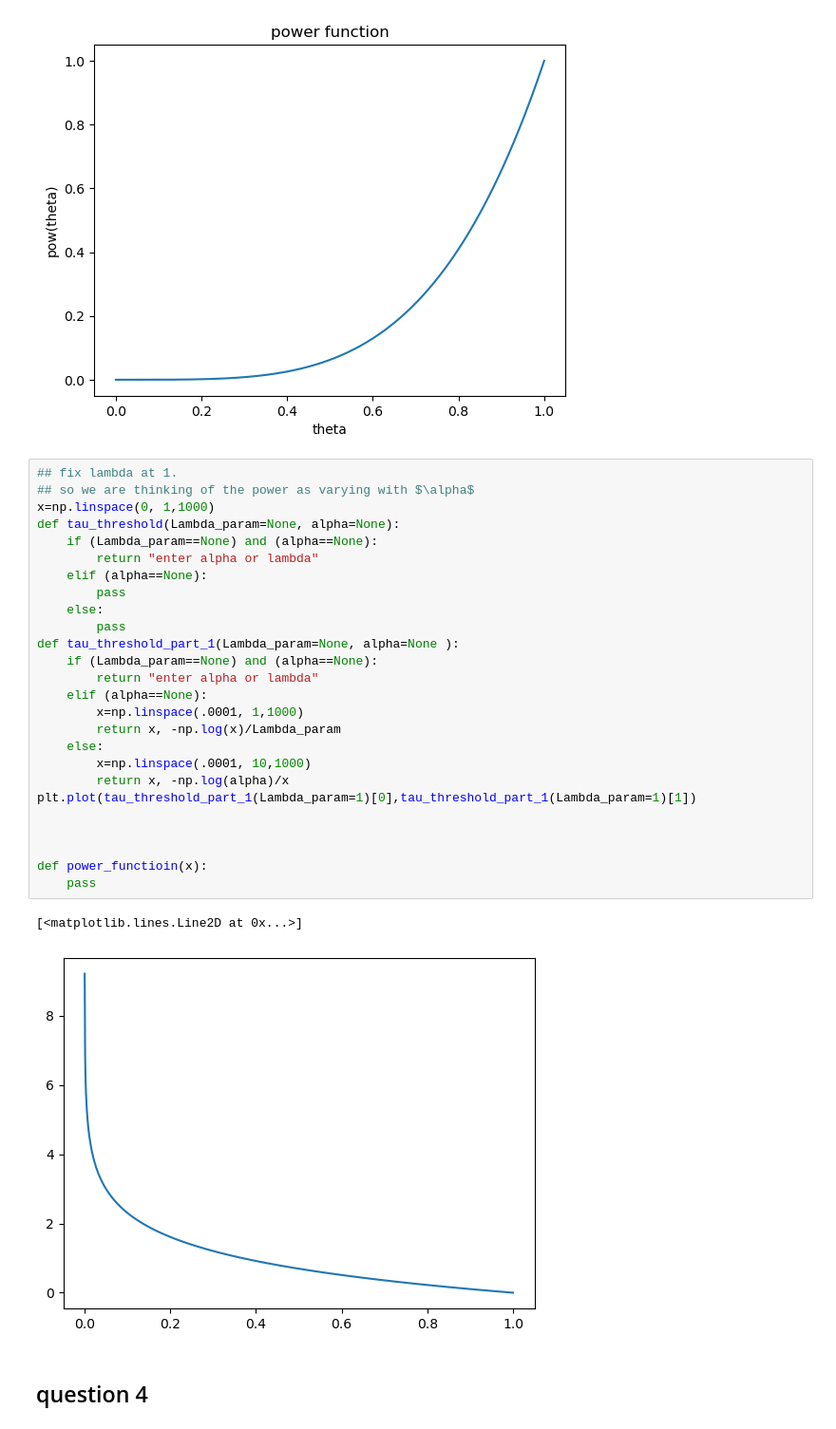
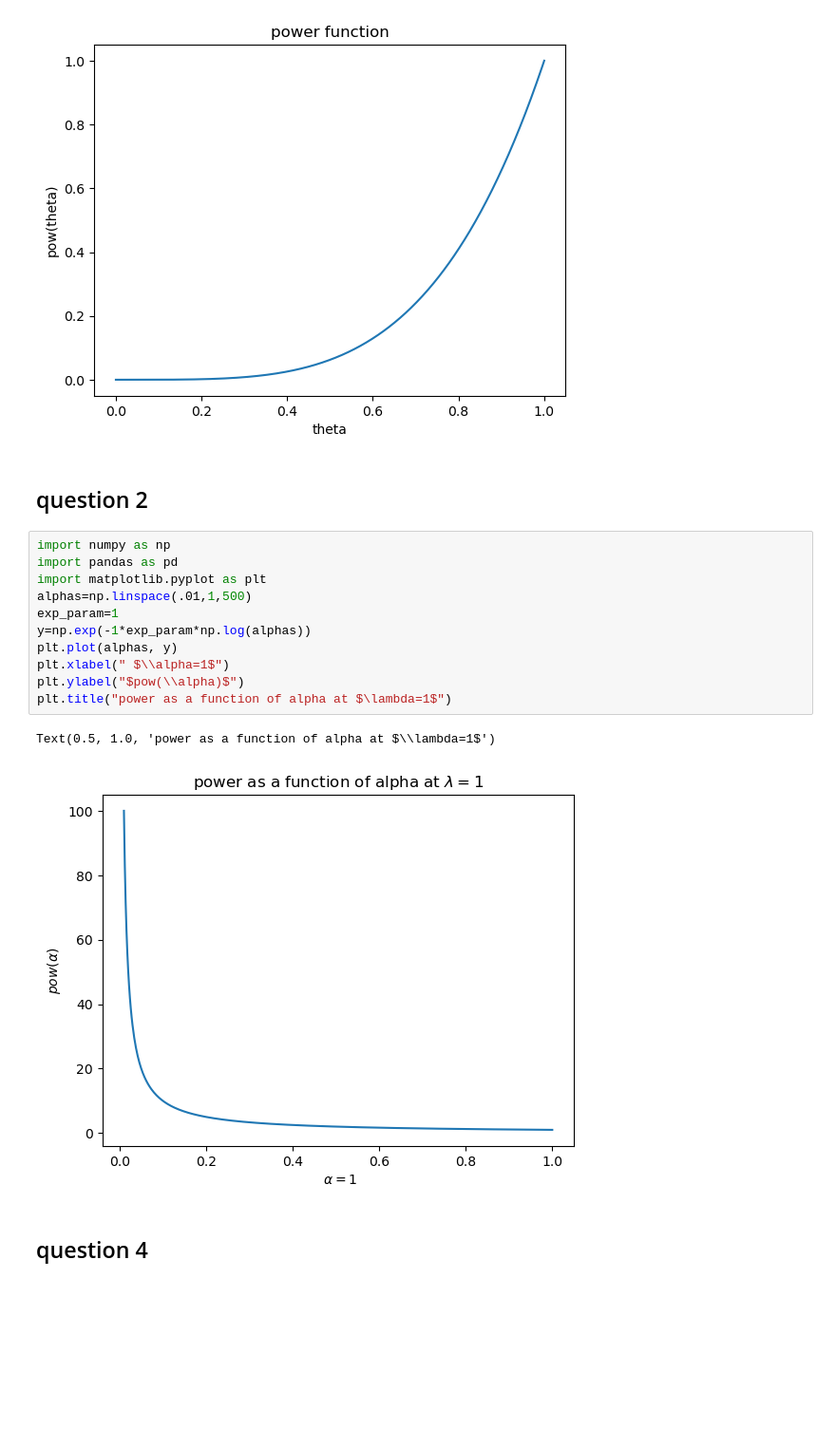
Before and after one commit to buzgalbraith/probaility-theroy-2, a Jupyter notebook: homework_code/homework_6/hw_6.ipynb, the cells around one changed output. Shown: that part at 95% size. Cells and saved outputs as stored; diff of their text form; blank space fills up the shorter version.

Commit message:
added question 2 starter code

```diff
--- a/homework_code/homework_6/hw_6.ipynb
+++ b/homework_code/homework_6/hw_6.ipynb
@@ -22,35 +22,22 @@ plt.title("power function")
 # %% [output]
 Text(0.5, 1.0, 'power function')
 [figure]
-# %%
-## fix lambda at 1.
-## so we are thinking of the power as varying with $\alpha$
-x=np.linspace(0, 1,1000)
-def tau_threshold(Lambda_param=None, alpha=None):
-    if (Lambda_param==None) and (alpha==None):
-        return "enter alpha or lambda"
-    elif (alpha==None):
-        pass
-    else:
-        pass
-def tau_threshold_part_1(Lambda_param=None, alpha=None ):
-    if (Lambda_param==None) and (alpha==None):
-        return "enter alpha or lambda"
-    elif (alpha==None):
-        x=np.linspace(.0001, 1,1000)
-        return x, -np.log(x)/Lambda_param
-    else:
-        x=np.linspace(.0001, 10,1000)
-        return x, -np.log(alpha)/x
-plt.plot(tau_threshold_part_1(Lambda_param=1)[0],tau_threshold_part_1(Lambda_param=1)[1])
-
-
-
-def power_functioin(x):
-    pass
-# %% [output]
-[<matplotlib.lines.Line2D at 0x...>]
-[figure, removed]
+# %% [markdown]
+## question 2
+# %%
+import numpy as np
+import pandas as pd
+import matplotlib.pyplot as plt
+alphas=np.linspace(.01,1,500)
+exp_param=1
+y=np.exp(-1*exp_param*np.log(alphas))
+plt.plot(alphas, y)
+plt.xlabel(" $\\alpha=1$")
+plt.ylabel("$pow(\\alpha)$")
+plt.title("power as a function of alpha at $\lambda=1$")
+# %% [output]
+Text(0.5, 1.0, 'power as a function of alpha at $\\lambda=1$')
+[figure, added]
 # %% [markdown]
 ## question 4
 # %%
```
Also changed, not shown: 1 other file.
